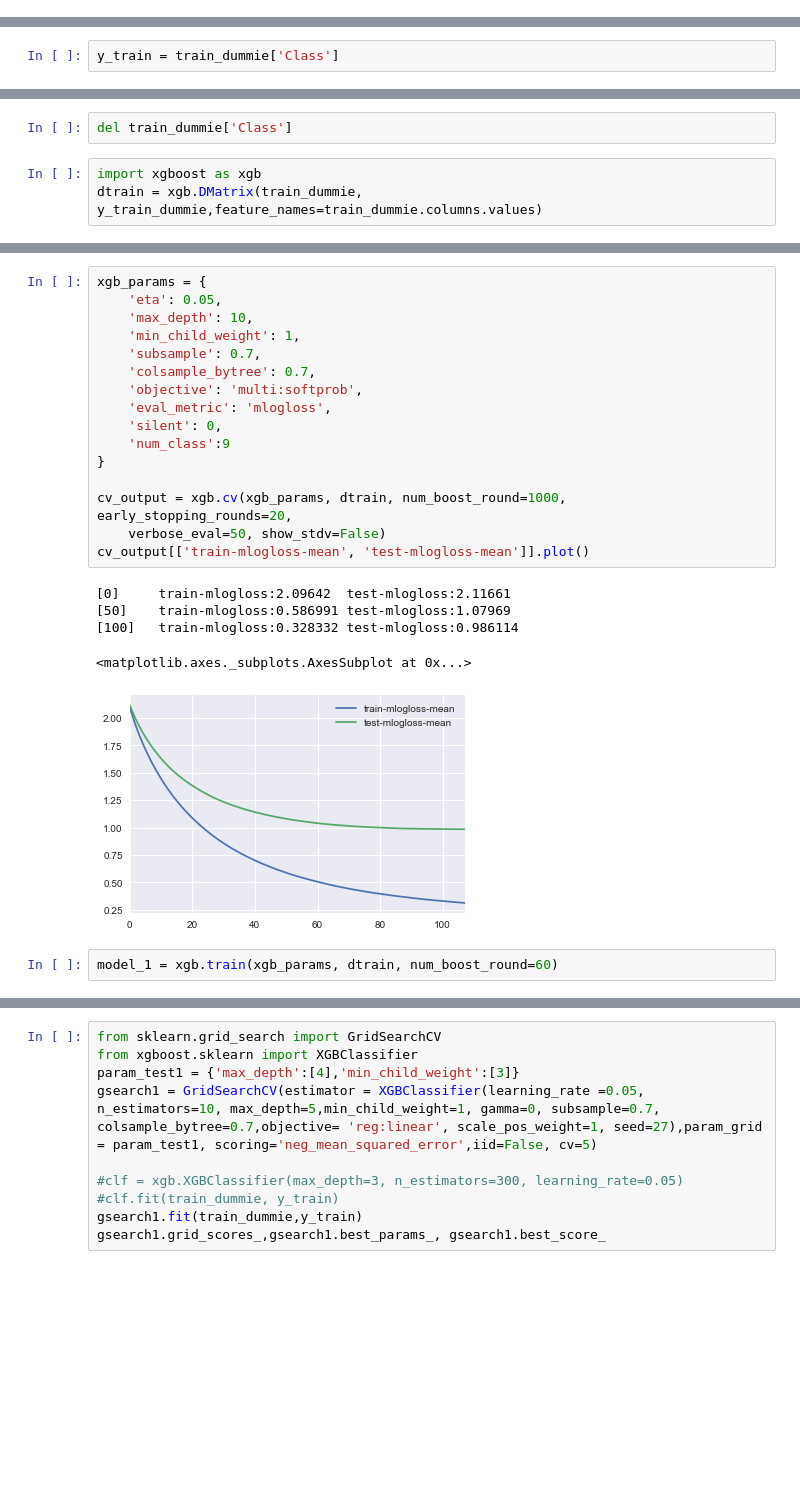
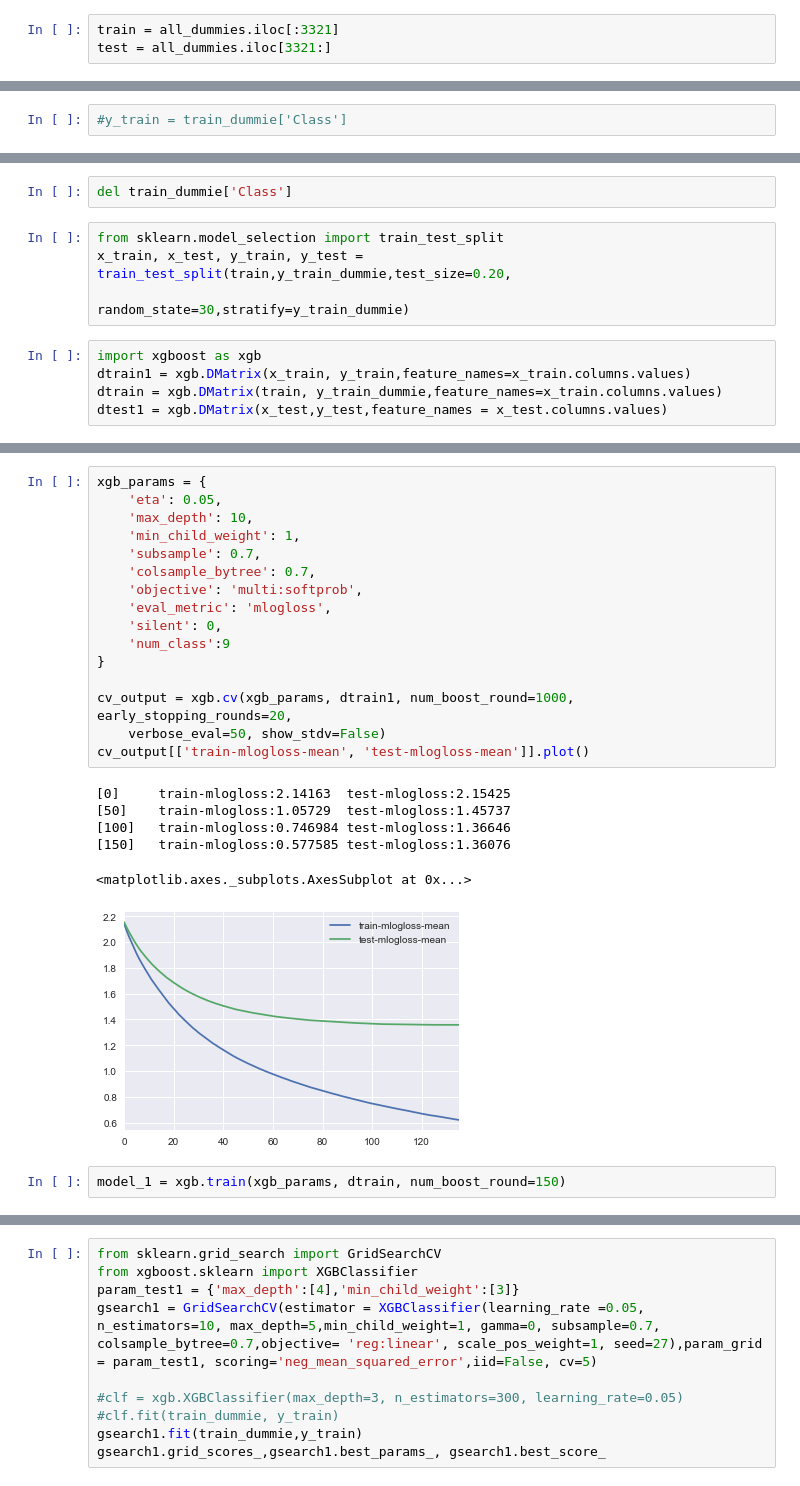
Before and after one commit to belyguerra/cdips, a Jupyter notebook: Kaggle cancer - text key word frequency count_xgboost.ipynb, the cells around one changed output, grey strips where cells are left out. Saved outputs shown, nothing was run; the diff lists cells and outputs as text; blank space fills up the shorter version.

```diff
--- a/Kaggle cancer - text key word frequency count_xgboost.ipynb
+++ b/Kaggle cancer - text key word frequency count_xgboost.ipynb
@@ -111,0 +212,3 @@ merged_train_bg = pd.merge(train_bg,merged_train_text, on = ['ID'])
+# %%
+train = all_dummies.iloc[:3321]
+test = all_dummies.iloc[3321:]
@@ -138,12 +248,18 @@ train_dummie.head()
 # %%
-y_train = train_dummie['Class']
+#y_train = train_dummie['Class']
 # %%
 y_train_dummie = y_train-1
 # %%
 del train_dummie['Class']
+# %%
+from sklearn.model_selection import train_test_split
+x_train, x_test, y_train, y_test = train_test_split(train,y_train_dummie,test_size=0.20,
+                                                    random_state=30,stratify=y_train_dummie)
 # %%
 import xgboost as xgb
-dtrain = xgb.DMatrix(train_dummie, y_train_dummie,feature_names=train_dummie.columns.values)
+dtrain1 = xgb.DMatrix(x_train, y_train,feature_names=x_train.columns.values)
+dtrain = xgb.DMatrix(train, y_train_dummie,feature_names=x_train.columns.values)
+dtest1 = xgb.DMatrix(x_test,y_test,feature_names = x_test.columns.values)
 # %%
 y_train_dummie.head()
 # %% [output]
@@ -156,27 +272,28 @@ Name: Class, dtype: int64
 # %%
 xgb_params = {
     'eta': 0.05,
     'max_depth': 10,
     'min_child_weight': 1,
     'subsample': 0.7,
     'colsample_bytree': 0.7,
     'objective': 'multi:softprob',
     'eval_metric': 'mlogloss',
     'silent': 0,
     'num_class':9
 }
 
-cv_output = xgb.cv(xgb_params, dtrain, num_boost_round=1000, early_stopping_rounds=20,
+cv_output = xgb.cv(xgb_params, dtrain1, num_boost_round=1000, early_stopping_rounds=20,
     verbose_eval=50, show_stdv=False)
 cv_output[['train-mlogloss-mean', 'test-mlogloss-mean']].plot()
 # %% [output]
-[0]     train-mlogloss:2.09642  test-mlogloss:2.11661
-[50]    train-mlogloss:0.586991 test-mlogloss:1.07969
-[100]   train-mlogloss:0.328332 test-mlogloss:0.986114
+[0]     train-mlogloss:2.14163  test-mlogloss:2.15425
+[50]    train-mlogloss:1.05729  test-mlogloss:1.45737
+[100]   train-mlogloss:0.746984 test-mlogloss:1.36646
+[150]   train-mlogloss:0.577585 test-mlogloss:1.36076
 <matplotlib.axes._subplots.AxesSubplot at 0x...>
-[figure, old version]
+[figure, new version]
 # %%
-model_1 = xgb.train(xgb_params, dtrain, num_boost_round=60)
+model_1 = xgb.train(xgb_params, dtrain, num_boost_round=150)
 # %%
 fig, ax = plt.subplots(figsize=(12,18))
 xgb.plot_importance(model_1,height=0.6, ax=ax)
```
Also changed, not shown: parts of 43 cells of this notebook, 1 other file.
